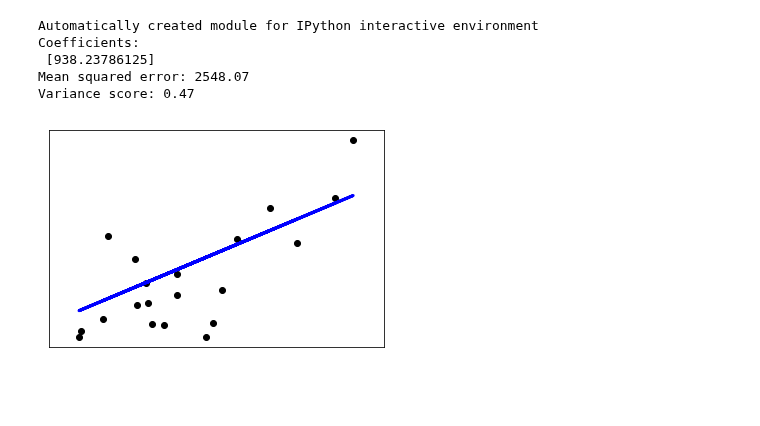
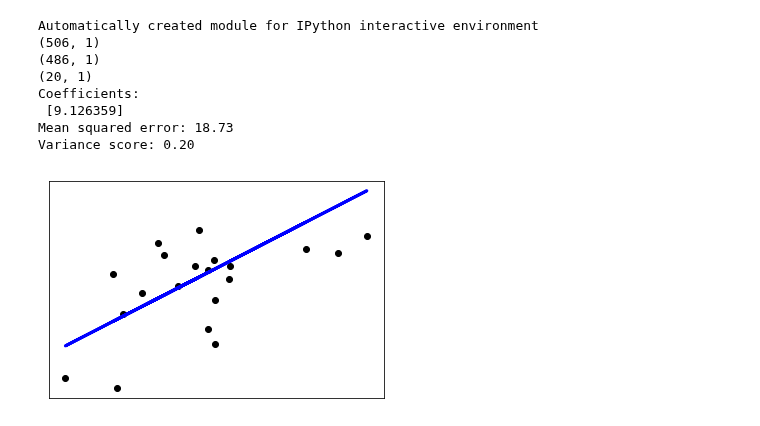
Before and after one commit to furukawa-laboratory/workout_report_2019, a Jupyter notebook: trainee/takano/WorkOut_Report/model/ Simple_linear_regression.ipynb, the cells around one changed output. Saved outputs shown, nothing was run; the diff lists cells and outputs as text; code cells hidden in the pictures; blank space fills up the shorter version.

```diff
--- a/trainee/takano/WorkOut_Report/model/ Simple_linear_regression.ipynb
+++ b/trainee/takano/WorkOut_Report/model/ Simple_linear_regression.ipynb
@@ -1,59 +1,68 @@
 # %%
 print(__doc__)
 
-
+#単回帰：入力が1次元　重回帰：入力が多次元
 # Code source: Jaques Grobler
 # License: BSD 3 clause
 
 
 import matplotlib.pyplot as plt#グラフを作るためのライブラリ
-import numpy as np#多次元配列の計算が早くなる
+import numpy
+#import numpy as np#多次元配列の計算が早くなる
 from sklearn import datasets, linear_model#サイキットランから回帰データを持ってくる
 from sklearn.metrics import mean_squared_error, r2_score#平均二乗誤差をする関数を持ってくる
 
-diabetes = datasets.load_diabetes()#サイキットランから糖尿病患者のデータを持ってくる
+diabetes = datasets.load_boston()#サイキットランからボストンの家の値段のデータを持ってくる
 
 
 # Use only one feature
-diabetes_X = diabetes.data[:, np.newaxis, 2]
+diabetes_X = boston.data[:,np.newaxis,5]#コロンはある列のすべての値を持ってくる。np.newaxisは1次元行列を2次元行列と掛け算できるようにする。
+print(diabetes_X.shape)
+numpy.set_printoptions(threshold=numpy.inf)
+#print(diabetes_X)
+
 
 # Split the data into training/testing sets
-diabetes_X_train = diabetes_X[:-20]
-diabetes_X_test = diabetes_X[-20:]
-
+diabetes_X_train = diabetes_X[:-20]#最後から20番目までをトレインデータとする（486個）
+print(diabetes_X_train.shape)
+diabetes_X_test = diabetes_X[-20:]#最後から20番目からをテストデータとする（20個）
+print(diabetes_X_test.shape)
 # Split the targets into training/testing sets
 diabetes_y_train = diabetes.target[:-20]
 diabetes_y_test = diabetes.target[-20:]
 
 # Create linear regression object
-regr = linear_model.LinearRegression()
+regr = linear_model.LinearRegression()#回帰モデルを呼び出す
 
 # Train the model using the training sets
-regr.fit(diabetes_X_train, diabetes_y_train)
+regr.fit(diabetes_X_train, diabetes_y_train)#トレーニングデータをセットする
 
 # Make predictions using the testing set
 diabetes_y_pred = regr.predict(diabetes_X_test)
 
 # The coefficients
 print('Coefficients: \n', regr.coef_)
 # The mean squared error
 print("Mean squared error: %.2f"
       % mean_squared_error(diabetes_y_test, diabetes_y_pred))
 # Explained variance score: 1 is perfect prediction
 print('Variance score: %.2f' % r2_score(diabetes_y_test, diabetes_y_pred))
 
 # Plot outputs
 plt.scatter(diabetes_X_test, diabetes_y_test,  color='black')
 plt.plot(diabetes_X_test, diabetes_y_pred, color='blue', linewidth=3)
 
 plt.xticks(())
 plt.yticks(())
 
 plt.show()
 # %% [output]
 Automatically created module for IPython interactive environment
+(506, 1)
+(486, 1)
+(20, 1)
 Coefficients:
- [938.23786125]
-Mean squared error: 2548.07
-Variance score: 0.47
+ [9.126359]
+Mean squared error: 18.73
+Variance score: 0.20
-[figure, old version]
+[figure, new version]
```
Also changed, not shown: 1 other file.
